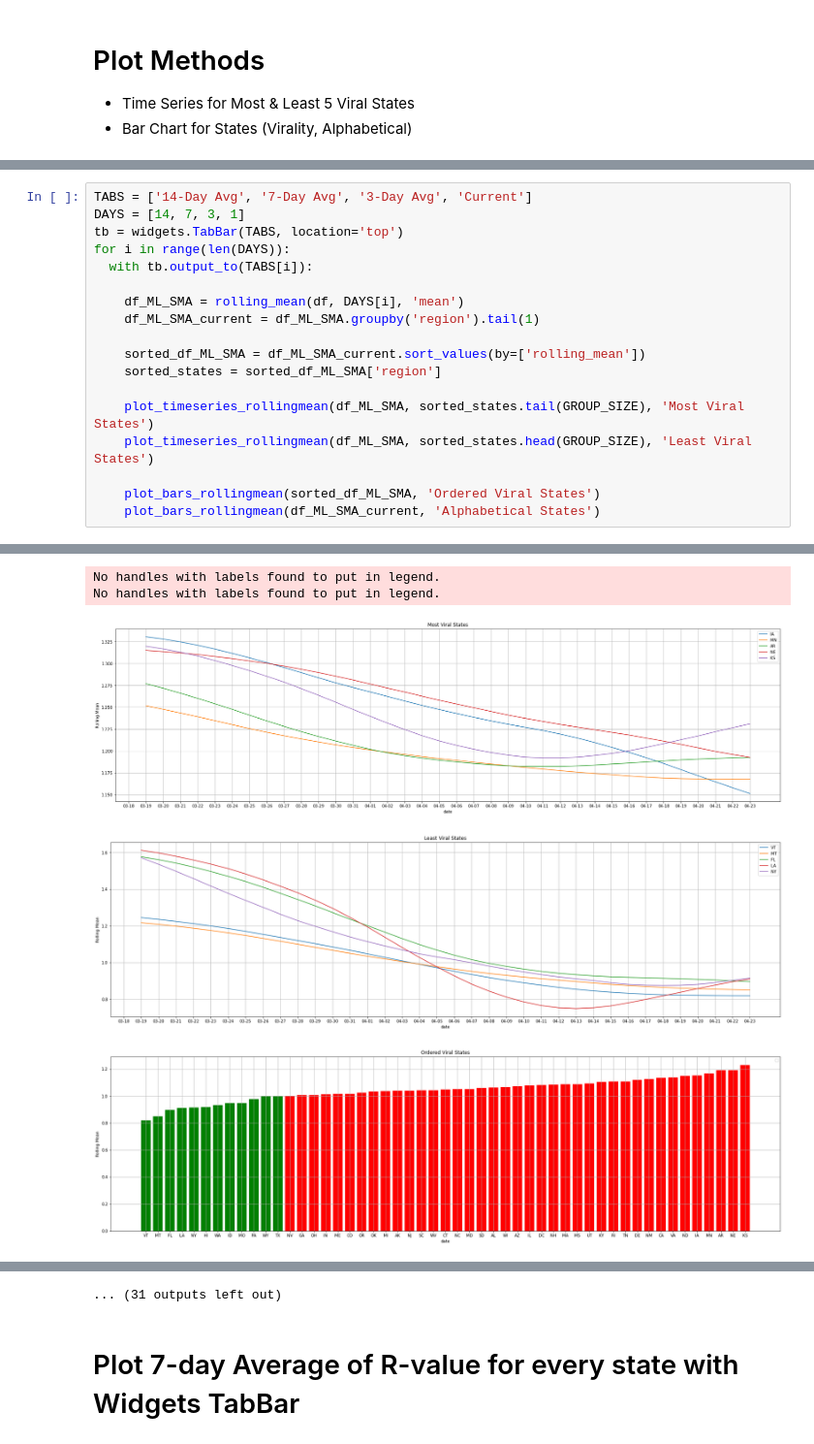
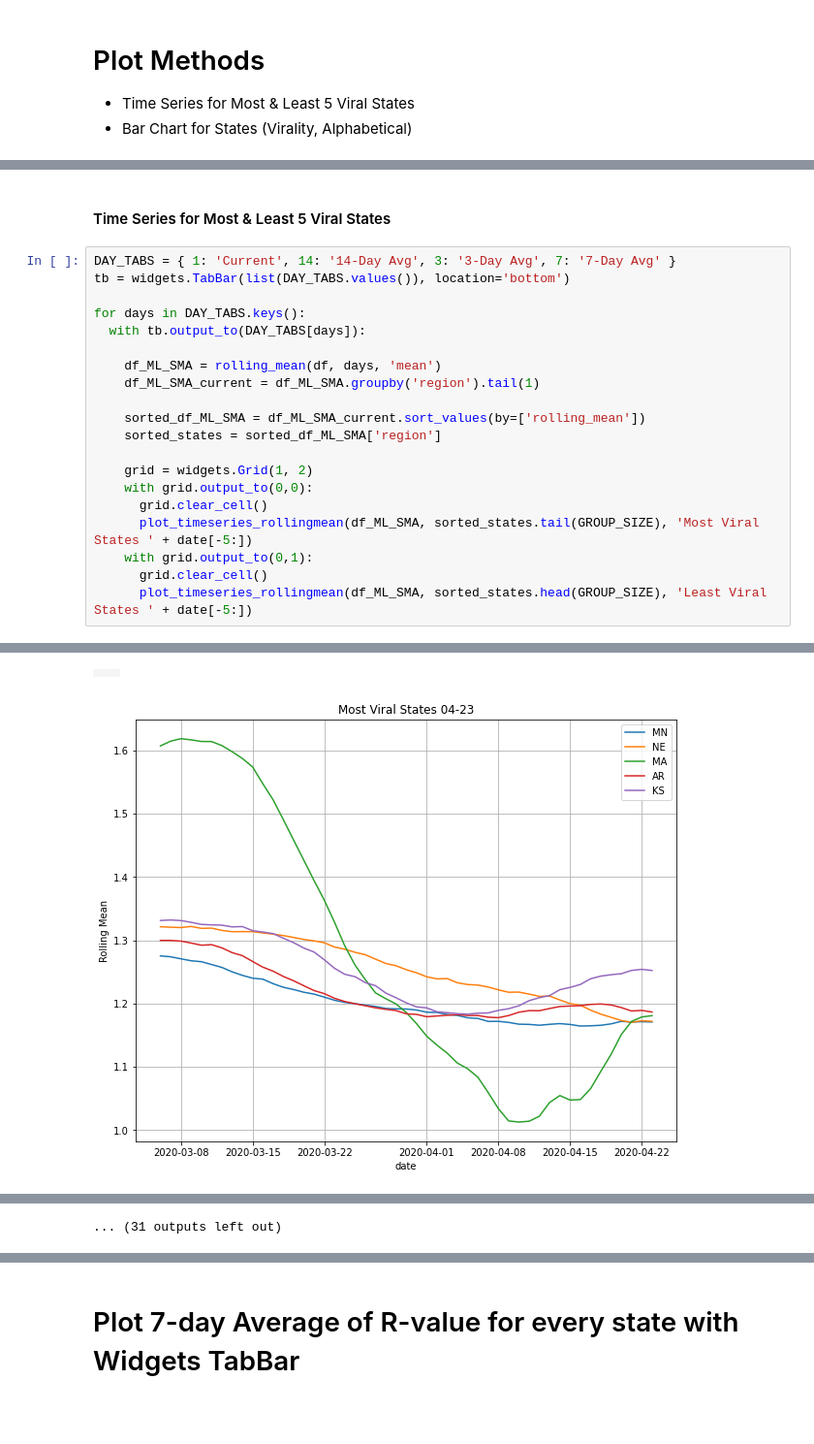
Before and after one commit to dimeking/playground, a Jupyter notebook: Covid_Rt.ipynb, the cells around one changed output, grey strips where cells are left out. Shown at 97% size. Cells and saved outputs as stored; diff of their text form; blank space fills up the shorter version.

```diff
--- a/Covid_Rt.ipynb
+++ b/Covid_Rt.ipynb
@@ -78,26 +109,32 @@ states = df['region'].unique()
+# %% [markdown]
+#### Time Series for Most & Least 5 Viral States
 # %%
-TABS = ['14-Day Avg', '7-Day Avg', '3-Day Avg', 'Current']
-DAYS = [14, 7, 3, 1]
-tb = widgets.TabBar(TABS, location='top')
-for i in range(len(DAYS)):
-  with tb.output_to(TABS[i]):
+DAY_TABS = { 1: 'Current', 14: '14-Day Avg', 3: '3-Day Avg', 7: '7-Day Avg' }
+tb = widgets.TabBar(list(DAY_TABS.values()), location='bottom')
 
-    df_ML_SMA = rolling_mean(df, DAYS[i], 'mean')
+for days in DAY_TABS.keys():
+  with tb.output_to(DAY_TABS[days]):
+
+    df_ML_SMA = rolling_mean(df, days, 'mean')
     df_ML_SMA_current = df_ML_SMA.groupby('region').tail(1)
 
     sorted_df_ML_SMA = df_ML_SMA_current.sort_values(by=['rolling_mean'])
     sorted_states = sorted_df_ML_SMA['region']
 
-    plot_timeseries_rollingmean(df_ML_SMA, sorted_states.tail(GROUP_SIZE), 'Most Viral States')
-    plot_timeseries_rollingmean(df_ML_SMA, sorted_states.head(GROUP_SIZE), 'Least Viral States')
-
-    plot_bars_rollingmean(sorted_df_ML_SMA, 'Ordered Viral States')
-    plot_bars_rollingmean(df_ML_SMA_current, 'Alphabetical States')
+    grid = widgets.Grid(1, 2)
+    with grid.output_to(0,0):
+      grid.clear_cell()
+      plot_timeseries_rollingmean(df_ML_SMA, sorted_states.tail(GROUP_SIZE), 'Most Viral States ' + date[-5:])
+    with grid.output_to(0,1):
+      grid.clear_cell()
+      plot_timeseries_rollingmean(df_ML_SMA, sorted_states.head(GROUP_SIZE), 'Least Viral States ' + date[-5:])
 # %% [output]
 [interactive output not drawn]
 [interactive output not drawn]
 [interactive output not drawn]
 [interactive output not drawn]
 [interactive output not drawn]
 [interactive output not drawn]
 [interactive output not drawn]
+|  |  |
+[figure, new version]
@@ -104,5 +144 @@ for i in range(len(DAYS)):
-No handles with labels found to put in legend.
-No handles with labels found to put in legend.
+... (31 outputs left out)
-[figure, old version]
-[figure, old version]
-[figure, removed]
@@ -110,4 +145,3 @@ No handles with labels found to put in legend.
-... (31 outputs left out)
 # %% [markdown]
 # Plot 7-day Average of R-value for every state with Widgets TabBar
 # %%
```
Also changed, not shown: parts of 8 cells of this notebook.
